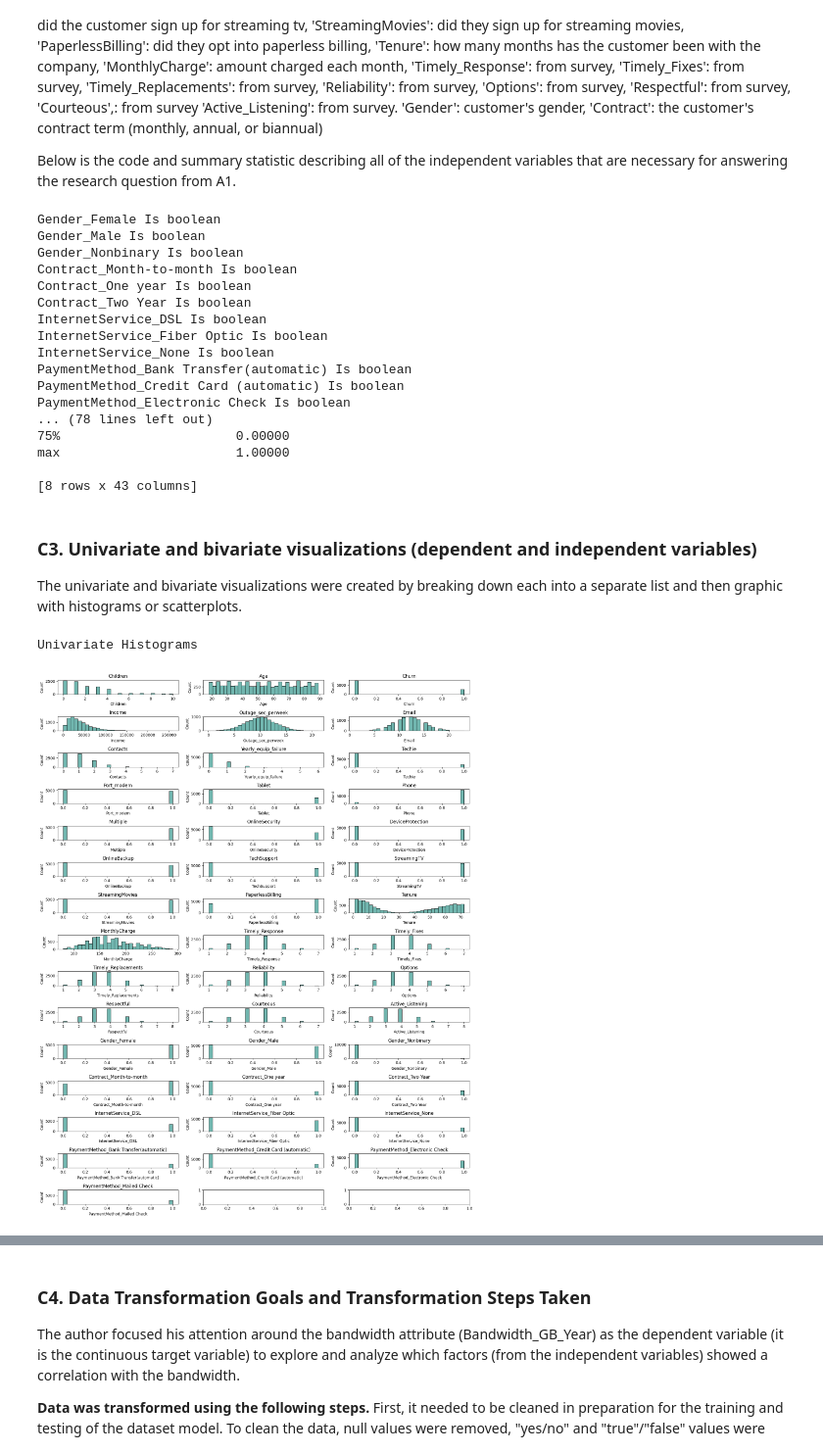
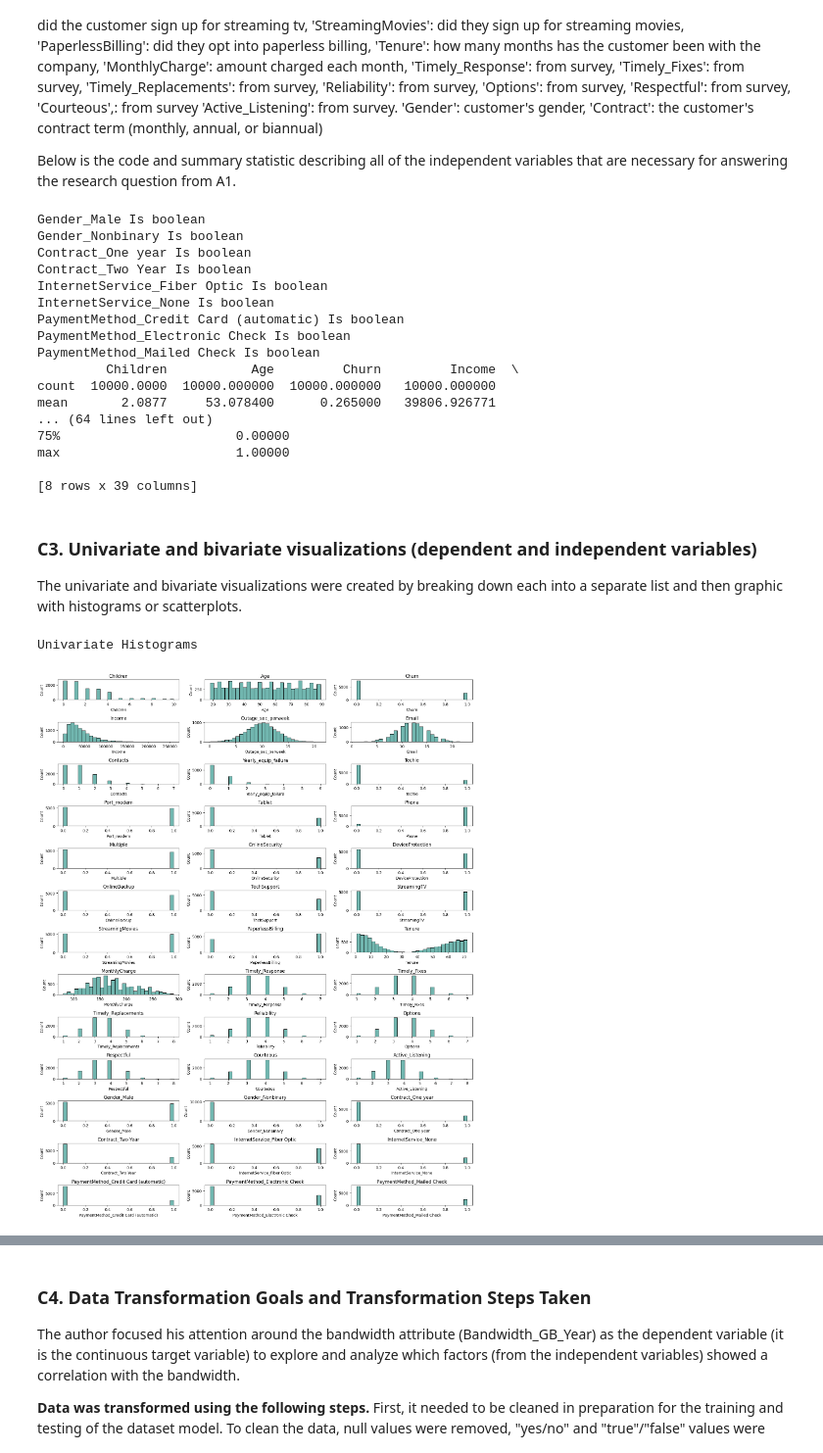
Before and after one commit to sullysbrain/wgu-208, a Jupyter notebook: scottsullivan_010547531_d208_v3.ipynb, the cells around one changed output, grey strips where cells are left out. Shown at 98% size. Saved outputs shown, nothing was run; the diff lists cells and outputs as text; code cells hidden in the pictures.

```diff
--- a/scottsullivan_010547531_d208_v3.ipynb
+++ b/scottsullivan_010547531_d208_v3.ipynb
@@ -140,12 +140,15 @@ one_hot_attr = ['Gender', 'Contract', 'InternetService', 'PaymentMethod']
 
 for attr in one_hot_attr:
     if attr in df.columns:
-        y = pd.get_dummies(df[attr], prefix=attr)
+        # Added 'drop_first=True' at end of parameters to drop one column to avoid multicoliniarity
+        # Also added astype to convert from boolean to numerical
+        y = pd.get_dummies(df[attr], prefix=attr, drop_first=True)
         df.drop(attr, axis=1, inplace=True)
         print(f"Dropped: {attr}\t")
         df = pd.concat([df, y], axis="columns")
 
 print(df.head(2))
+df.dtypes
 # %% [output]
 Dropped: Gender
 Dropped: Contract
@@ -181,7 +201,7 @@ attr_to_drop = ['CaseOrder', 'Customer_id', 'Interaction', 'UID', 'Population',
 for a in attr_to_change:
     print(f"Updating: {a}\t")
     df[a] = df[a].replace({"Yes": 1, "No": 0, "True": 1, "False": 0})
-    df[a] = df[a].astype(int)  # Ensure data is saved as a 1 and 0 int, not a boolean "true"/"false"
+    df[a] = df[a].astype(np.int64)  # Ensure data is saved as a 1 and 0 int, not a boolean "true"/"false"
 
 
 for a in attr_to_drop:
@@ -266,15 +286,14 @@ ind_vars = ['Children', 'Age', 'Churn', 'Income', 'Outage_sec_perweek', 'Email',
                          'StreamingMovies', 'PaperlessBilling', 'Tenure', 'MonthlyCharge',
                          'Timely_Response', 'Timely_Fixes', 'Timely_Replacements', 'Reliability', 'Options',
                          'Respectful', 'Courteous', 'Active_Listening']
-bool_vars = ['Gender_Female', 'Gender_Male', 'Gender_Nonbinary',
-                         'Contract_Month-to-month', 'Contract_One year','Contract_Two Year',
-                         'InternetService_DSL','InternetService_Fiber Optic',
-                         'InternetService_None', 'PaymentMethod_Bank Transfer(automatic)',
-                         'PaymentMethod_Credit Card (automatic)','PaymentMethod_Electronic Check',
+bool_vars = ['Gender_Male', 'Gender_Nonbinary', 'Contract_One year','Contract_Two Year', 'InternetService_Fiber Optic',
+                         'InternetService_None','PaymentMethod_Credit Card (automatic)','PaymentMethod_Electronic Check',
                          'PaymentMethod_Mailed Check']
 vars = ind_vars + bool_vars
 import plotnine as p9
 
+# Note: each of the bool_vars is missing one column, which is dropped on purpose from earlier
+# during the one hot encoding to prevent multicollinearity
 # Convert boolean values to integers for model fitting later
 for var in vars:
     if var in bool_vars:
@@ -283,23 +302,23 @@ for var in vars:
 
 print(df[vars].describe())
 # %% [output]
-Gender_Female Is boolean
 Gender_Male Is boolean
 Gender_Nonbinary Is boolean
-Contract_Month-to-month Is boolean
 Contract_One year Is boolean
 Contract_Two Year Is boolean
-InternetService_DSL Is boolean
 InternetService_Fiber Optic Is boolean
 InternetService_None Is boolean
-PaymentMethod_Bank Transfer(automatic) Is boolean
 PaymentMethod_Credit Card (automatic) Is boolean
 PaymentMethod_Electronic Check Is boolean
-... (78 lines left out)
+PaymentMethod_Mailed Check Is boolean
+         Children           Age         Churn         Income  \
+count  10000.0000  10000.000000  10000.000000   10000.000000
+mean       2.0877     53.078400      0.265000   39806.926771
+... (64 lines left out)
 75%                       0.00000
 max                       1.00000
 
-[8 rows x 43 columns]
+[8 rows x 39 columns]
 # %% [markdown]
 ### C3. Univariate and bivariate visualizations (dependent and independent variables)
 
@@ -307,23 +326,23 @@ The univariate and bivariate visualizations were created by breaking down each i
 # %%
 import plotnine as p9
 import seaborn as sns
 import matplotlib.pyplot as plt
 
 # UNIVARIATE Histograms Plotting
 print("Univariate Histograms\n")
 
 variables = vars
-fig, axs = plt.subplots(nrows=15, ncols=3, figsize=(16,20))
+fig, axs = plt.subplots(nrows=13, ncols=3, figsize=(16,20))
 for ax, var in zip(axs.flatten(), variables):
     sns.histplot(data=df, x=var, bins=30, color='#429e94', ax=ax)
     ax.set_title(var)
     ax.set_xlabel(var)
     ax.set_ylabel('Count')
 plt.tight_layout()
 plt.show()
 # %% [output]
 Univariate Histograms
-[figure, old version]
+[figure, new version]
 # %%
 import plotnine as p9
 import seaborn as sns
```
Also changed, not shown: parts of 32 cells of this notebook, 2 other files.
